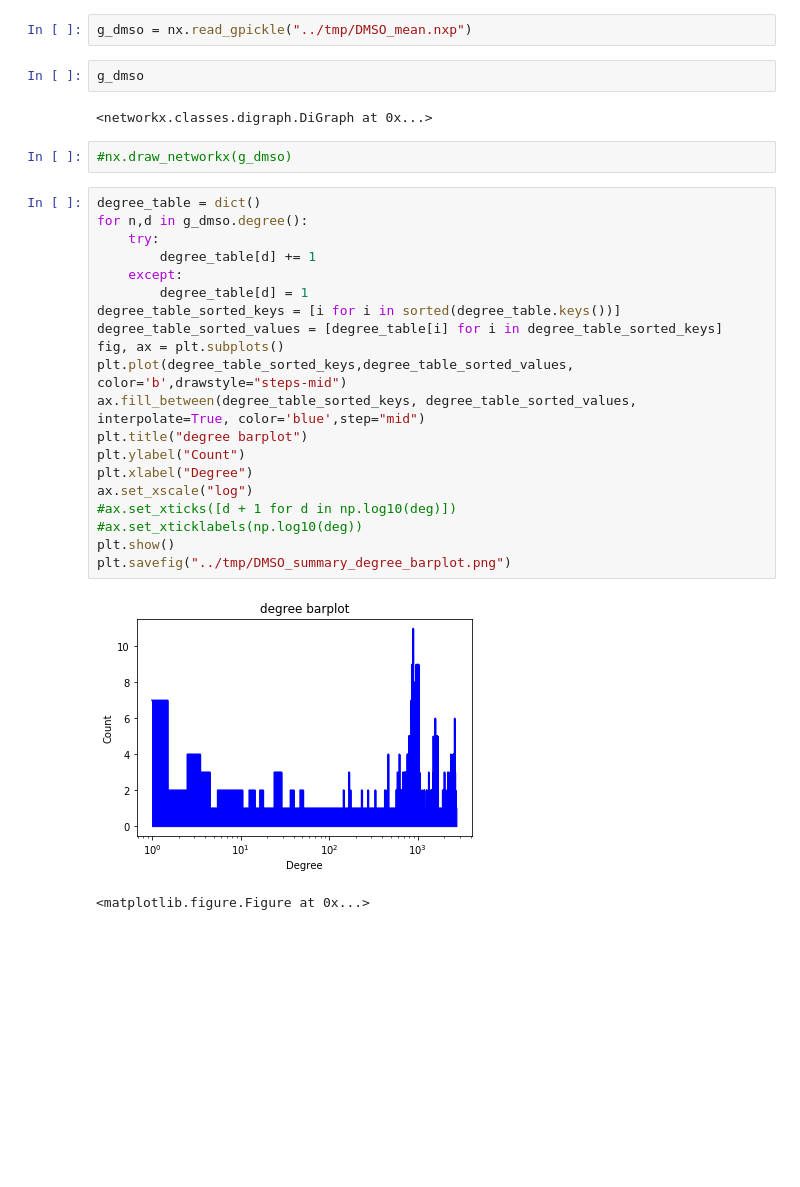
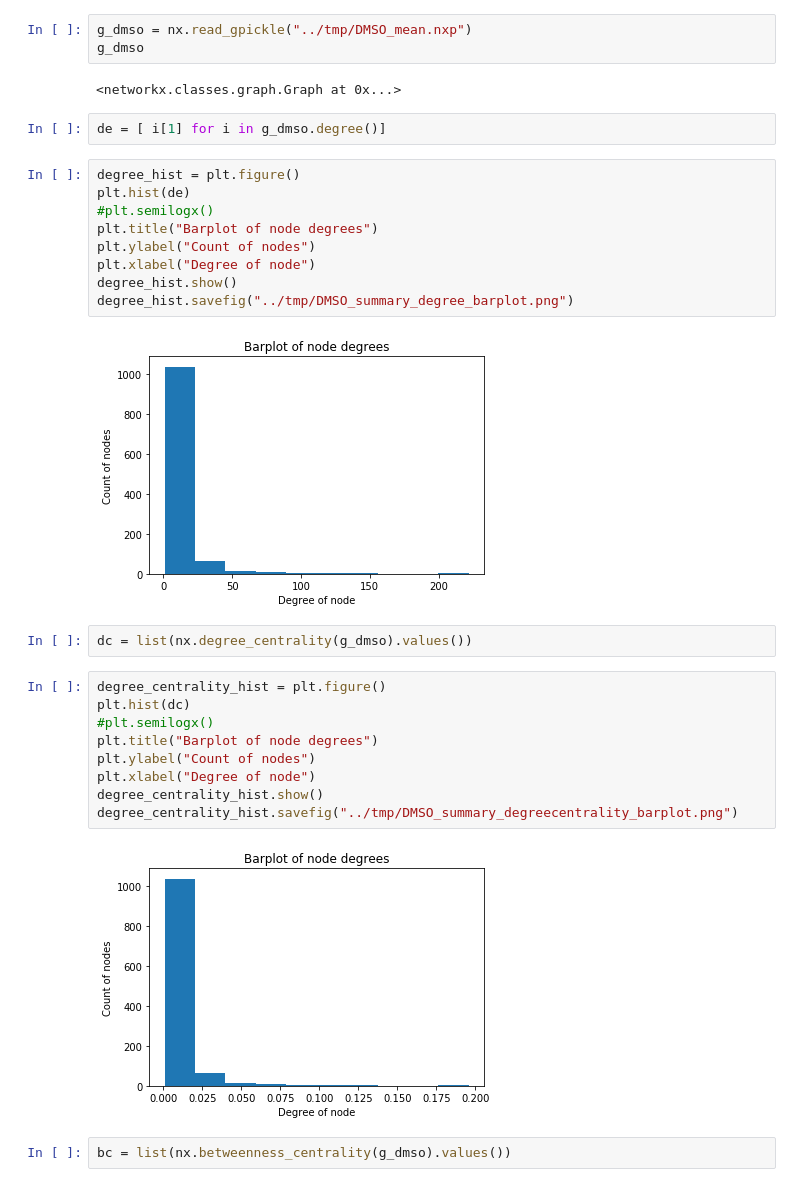
Before and after one commit to elifesciences-publications/PPiSeq, a Jupyter notebook: scripts/analyzing_network_properties.ipynb, the cells around one changed output. Drawn from its saved outputs; the diff is of its cells as text; blank space fills up the shorter version.

```diff
--- a/scripts/analyzing_network_properties.ipynb
+++ b/scripts/analyzing_network_properties.ipynb
@@ -6,31 +6,33 @@ import matplotlib.pyplot as plt
 # %%
 g_dmso = nx.read_gpickle("../tmp/DMSO_mean.nxp")
+g_dmso
+# %% [output]
+<networkx.classes.graph.Graph at 0x...>
-# %%
-g_dmso
-# %% [output]
-<networkx.classes.digraph.DiGraph at 0x...>
-# %%
-#nx.draw_networkx(g_dmso)
-# %%
-degree_table = dict()
-for n,d in g_dmso.degree():
-    try:
-        degree_table[d] += 1
-    except:
-        degree_table[d] = 1
-degree_table_sorted_keys = [i for i in sorted(degree_table.keys())]
-degree_table_sorted_values = [degree_table[i] for i in degree_table_sorted_keys]
-fig, ax = plt.subplots()
-plt.plot(degree_table_sorted_keys,degree_table_sorted_values, color='b',drawstyle="steps-mid")
-ax.fill_between(degree_table_sorted_keys, degree_table_sorted_values, interpolate=True, color='blue',step="mid")
-plt.title("degree barplot")
-plt.ylabel("Count")
-plt.xlabel("Degree")
-ax.set_xscale("log")
-#ax.set_xticks([d + 1 for d in np.log10(deg)])
-#ax.set_xticklabels(np.log10(deg))
-plt.show()
-plt.savefig("../tmp/DMSO_summary_degree_barplot.png")
-# %% [output]
-[figure, removed]
-<matplotlib.figure.Figure at 0x...>
+# %%
+de = [ i[1] for i in g_dmso.degree()]
+# %%
+degree_hist = plt.figure()
+plt.hist(de)
+#plt.semilogx()
+plt.title("Barplot of node degrees")
+plt.ylabel("Count of nodes")
+plt.xlabel("Degree of node")
+degree_hist.show()
+degree_hist.savefig("../tmp/DMSO_summary_degree_barplot.png")
+# %% [output]
+[figure, added]
+# %%
+dc = list(nx.degree_centrality(g_dmso).values())
+# %%
+degree_centrality_hist = plt.figure()
+plt.hist(dc)
+#plt.semilogx()
+plt.title("Barplot of node degrees")
+plt.ylabel("Count of nodes")
+plt.xlabel("Degree of node")
+degree_centrality_hist.show()
+degree_centrality_hist.savefig("../tmp/DMSO_summary_degreecentrality_barplot.png")
+# %% [output]
+[figure, added]
+# %%
+bc = list(nx.betweenness_centrality(g_dmso).values())
```
Also changed, not shown: parts of 17 cells of this notebook, 2 other files.
